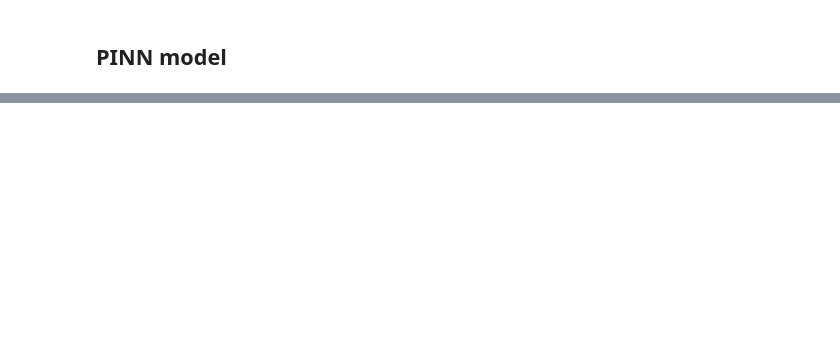
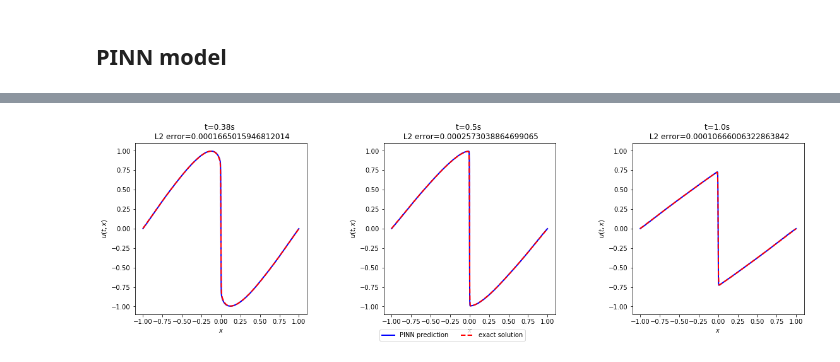
Before and after one commit to VincentItaliano/stage_M2, a Jupyter notebook: notebooks/Essais_PINN.ipynb, the cells around one changed output, grey strips where cells are left out. Saved outputs shown, nothing was run; the diff lists cells and outputs as text; code cells hidden in the pictures; blank space fills up the shorter version.

```diff
--- a/notebooks/Essais_PINN.ipynb
+++ b/notebooks/Essais_PINN.ipynb
@@ -342,0 +547,31 @@ def loss_fn(u_pred, u):
+# %%
+fig, ax = plt.subplots(1, 3, figsize=(20, 5))
+
+for i_t, end_time in enumerate(all_times):
+
+    exact_sol = exact_solutions[i_t]
+
+    # solution en utilisant le PINN
+    T, X = np.meshgrid(end_time, x)
+    Xgrid = np.vstack([T.flatten(),X.flatten()]).T
+    upred = model(tf.cast(Xgrid,DTYPE))
+    upred = tf.reshape(upred, (1,N))[0].numpy()
+
+    # affichage
+    erreurL2 = (x[-1]-x[0])/N*np.sum((exact_sol-upred)**2)
+    title = "t={}s \n L2 error={}".format(end_time, erreurL2)
+    ax[i_t].set_title(title)
+
+    ax[i_t].plot(x, upred, 'b-', linewidth = 2, label="PINN prediction")
+    ax[i_t].plot(x, exact_sol, 'r--', linewidth = 2, label="exact solution")
+
+    ax[i_t].set_xlabel('$x$')
+    ax[i_t].set_ylabel('$u(t,x)$')
+    ax[i_t].axis('square')
+    ax[i_t].set_xlim([-1.1,1.1])
+    ax[i_t].set_ylim([-1.1,1.1]);
+
+handles, labels = ax[-1].get_legend_handles_labels()
+fig.legend(handles, labels, loc='lower center', ncol=4);
+# %% [output]
+[figure, added]
```
Also changed, not shown: parts of 63 cells of this notebook, 1 other file.
